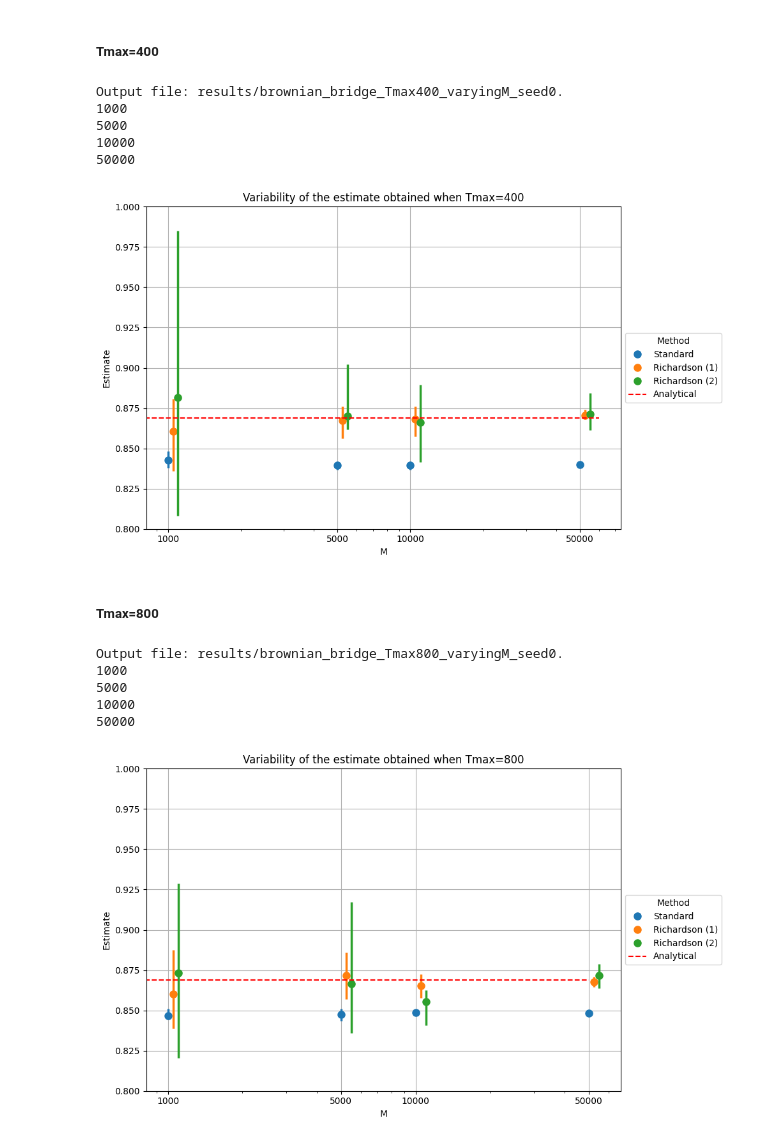
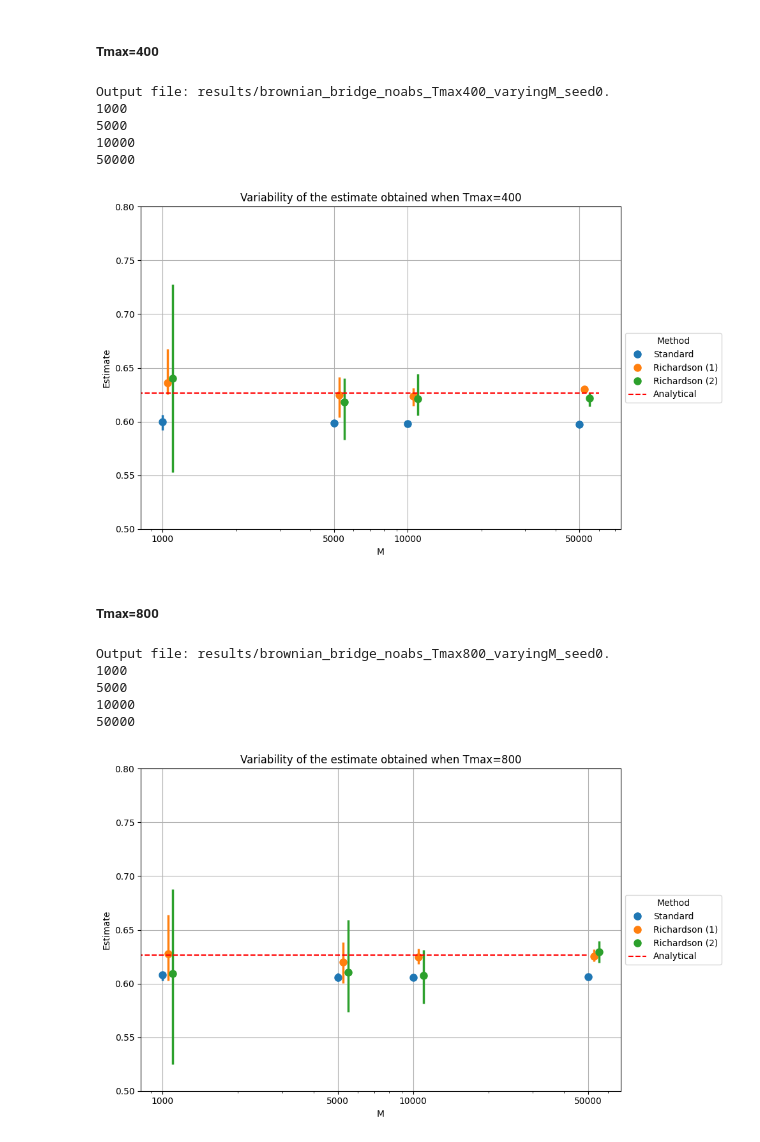
Before and after one commit to tbortolotti/marginal-noise-adaptive-conformal, a Jupyter notebook: experiments/exp_richardson.ipynb, the cells around one changed output. Cells and saved outputs as stored; diff of their text form; code cells hidden in the pictures.

```diff
--- a/experiments/exp_richardson.ipynb
+++ b/experiments/exp_richardson.ipynb
@@ -188,7 +189,7 @@ Canceled future for execute_request message before replies were done
 The Kernel crashed while executing code in the the current cell or a previous cell. Please review the code in the cell(s)
 to identify a possible cause of the failure. Click here for more info. View Jupyter log for further details.
 """
-M = 500000
+M = 1000000
 
 # Grid parameters
 grid_type = 'uniform'
@@ -300,6 +305,7 @@ seed = 0
 # %%
 # Output file
 outfile_prefix = covariance_model + "_Tmax" + str(4*T) + "_varyingM"
+#outfile_prefix = covariance_model + "_noabs_Tmax" + str(4*T) + "_varyingM"
 outfile_prefix += "_seed" + str(seed)
 print("Output file: {:s}.".format("results/" + outfile_prefix), end="\n")
 
@@ -337,7 +343,7 @@ for M in M_vals:
 outfile = "results/" + outfile_prefix + ".txt"
 results.to_csv(outfile, index=False, float_format="%.5f")
 # %% [output]
-Output file: results/brownian_bridge_Tmax400_varyingM_seed0.
+Output file: results/brownian_bridge_noabs_Tmax400_varyingM_seed0.
 1000
 5000
 10000
@@ -371,35 +378,35 @@ line_width = 2.5
 plt.figure(figsize=(10, 6))
 methods = results['Method'].unique()
 #colors = plt.cm.viridis(np.linspace(0, 1, len(methods)))
 colors = ['#1f77b4', '#ff7f0e', '#2ca02c']
 
 for i, method in enumerate(methods):
     method_data = aggregated_data[aggregated_data['Method'] == method]
     # Applying the offset
     plt.plot(method_data['M'] * (1 + i * offset_amount), method_data['mean_estimate'], 'o', color=colors[i], label=method, markersize=8)
     plt.vlines(method_data['M'] * (1 + i * offset_amount), method_data['quantile_25'], method_data['quantile_75'], color=colors[i], linewidth=line_width)
 
 plt.hlines(target, 0, np.max(M_vals)+10000, color="red", linestyle='--', label="Analytical")
 # Set x-axis to logarithmic scale
 plt.xscale('log')
 
 # Set the original M values as tick labels
 plt.xticks(aggregated_data['M'].unique(), labels=aggregated_data['M'].unique())
 
 # Adding labels and title
 plt.xlabel('M')
 plt.ylabel('Estimate')
-plt.ylim(0.8,1)
+plt.ylim(0.5,0.8)
 plt.title('Variability of the estimate obtained when Tmax=400')
 
 # Moving the legend outside the plot, to the right, and centered vertically
 plt.legend(title="Method", loc='center left', bbox_to_anchor=(1, 0.5))
 plt.grid(True)
 plt.tight_layout()
 
 plt.savefig(outfile_png, bbox_inches='tight')
 # %% [output]
-[figure, old version]
+[figure, new version]
 # %% [markdown]
 ##### Tmax=800
 # %%
@@ -426,6 +433,7 @@ seed = 0
 # %%
 # Output file
 outfile_prefix = covariance_model + "_Tmax" + str(4*T) + "_varyingM"
+#outfile_prefix = covariance_model + "_noabs_Tmax" + str(4*T) + "_varyingM"
 outfile_prefix += "_seed" + str(seed)
 print("Output file: {:s}.".format("results/" + outfile_prefix), end="\n")
 
@@ -463,7 +471,7 @@ for M in M_vals:
 outfile = "results/" + outfile_prefix + ".txt"
 results.to_csv(outfile, index=False, float_format="%.5f")
 # %% [output]
-Output file: results/brownian_bridge_Tmax800_varyingM_seed0.
+Output file: results/brownian_bridge_noabs_Tmax800_varyingM_seed0.
 1000
 5000
 10000
@@ -515,7 +524,7 @@ plt.xticks(aggregated_data['M'].unique(), labels=aggregated_data['M'].unique())
 # Adding labels and title
 plt.xlabel('M')
 plt.ylabel('Estimate')
-plt.ylim(0.8,1)
+plt.ylim(0.5,0.8)
 plt.title('Variability of the estimate obtained when Tmax=800')
 
 # Moving the legend outside the plot, to the right, and centered vertically
@@ -525,4 +534,4 @@ plt.tight_layout()
 
 plt.savefig(outfile_png, bbox_inches='tight')
 # %% [output]
-[figure, old version]
+[figure, new version]
```
Also changed, not shown: parts of 7 cells of this notebook, 33 other files.
